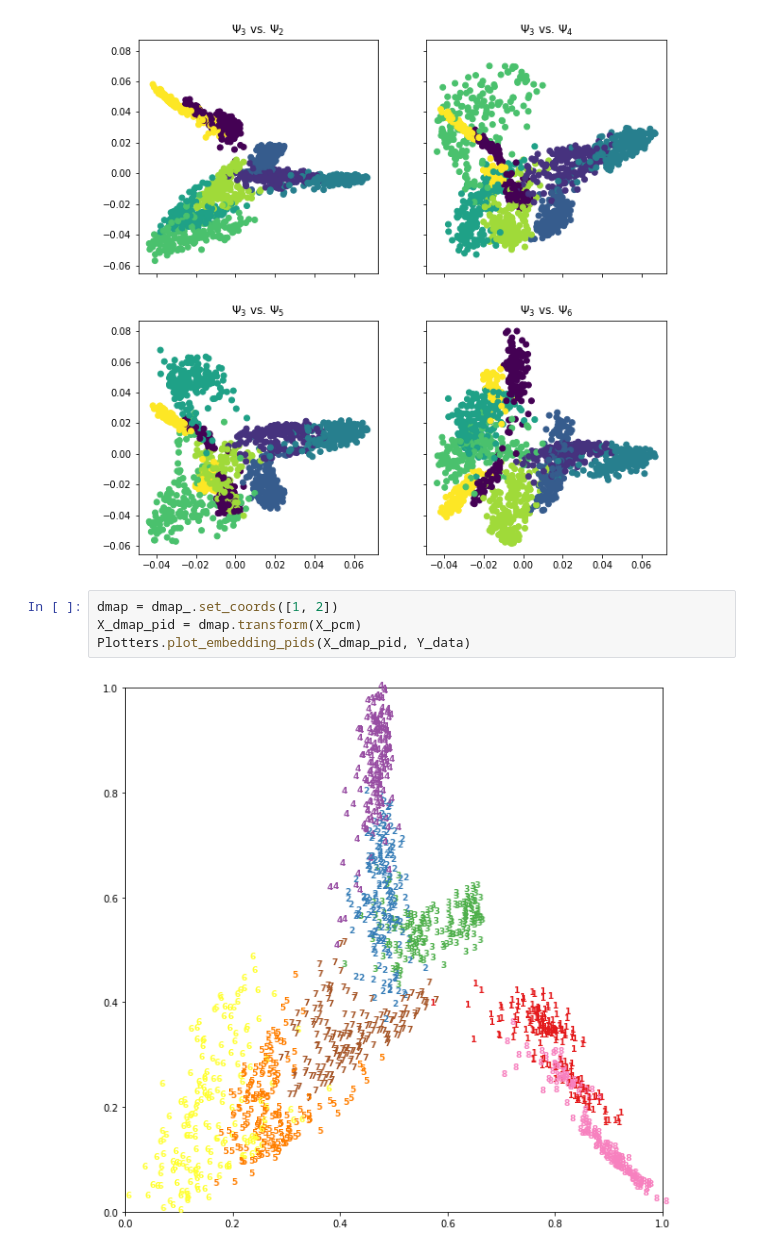
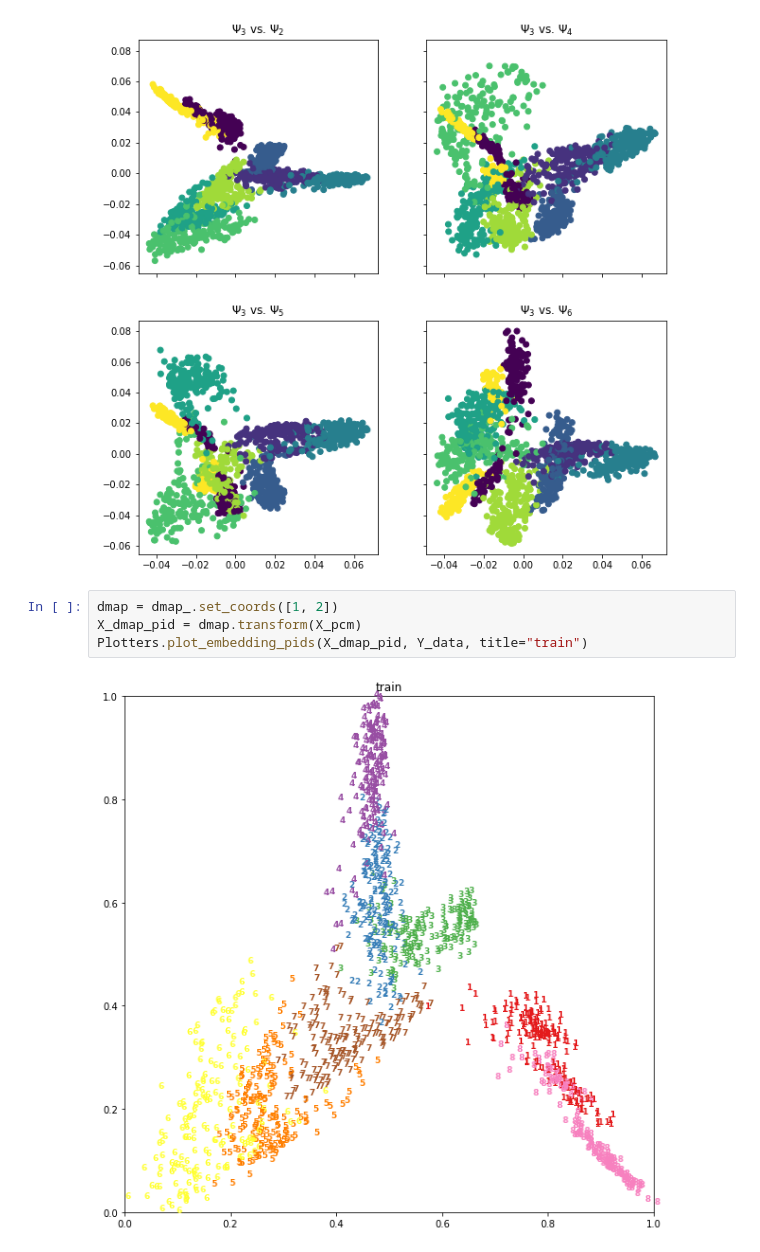
Before and after one commit to unstablecursor/manifold-learning, a Jupyter notebook: Pedestrian.ipynb, the cells around one changed output. Cells and saved outputs as stored; diff of their text form.

```diff
--- a/Pedestrian.ipynb
+++ b/Pedestrian.ipynb
@@ -105,8 +105,8 @@ epsilon=25.406227191340232, cut-off=21.633307652783937
 # %%
 dmap = dmap_.set_coords([1, 2])
 X_dmap_pid = dmap.transform(X_pcm)
-Plotters.plot_embedding_pids(X_dmap_pid, Y_data)
+Plotters.plot_embedding_pids(X_dmap_pid, Y_data, title="train")
 # %% [output]
-[figure, old version]
+[figure, new version]
 # %%
 X_dmap_test = dmap.transform(X_data_test)
```
Also changed, not shown: parts of 8 cells of this notebook, 1 other file.
